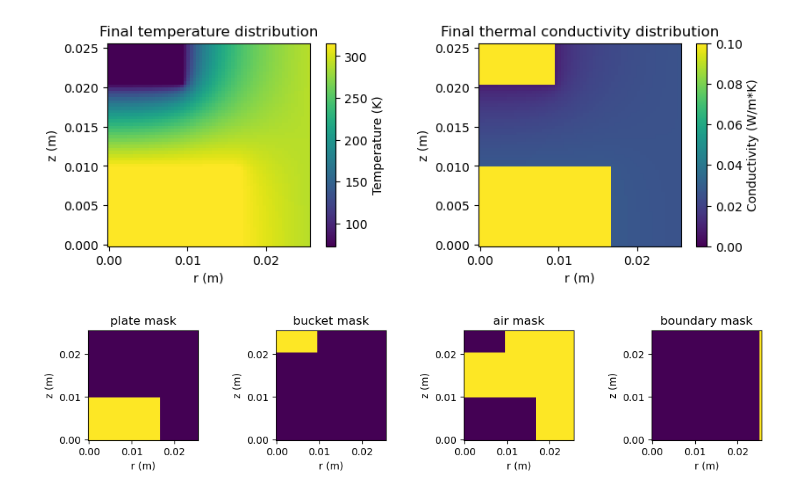
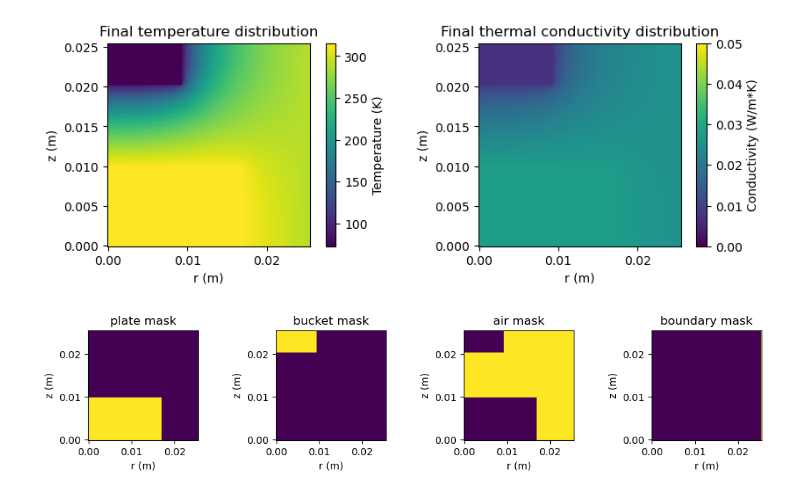
Before and after one commit to ChinlabLevitation/Levitation, a Jupyter notebook: 2024_simulation_temp_force.ipynb, the cells around one changed output. Saved outputs shown, nothing was run; the diff lists cells and outputs as text; code cells hidden in the pictures.

```diff
--- a/2024_simulation_temp_force.ipynb
+++ b/2024_simulation_temp_force.ipynb
@@ -34,8 +34,8 @@ simulation_radius = 1 # radius of the simulation
 simulation_height = 1 # height of the simulation
 
 # define the number of grid points
-Nr = 64 # number of grid points in the radial direction
-Nz = 64 # number of grid points in the axial direction
+Nr = 128 # number of grid points in the radial direction
+Nz = 128 # number of grid points in the axial direction
 
 
 ## no need to change anything below this line ##
@@ -83,77 +83,65 @@ k[bucket_mask] = ksteel
 k[air_mask] = kair(T[air_mask])
 
 # initialize various variables
-kradd = np.zeros((Nr, Nz))
-krsub = np.zeros((Nr, Nz))
-kzadd = np.zeros((Nr, Nz))
-kzsub = np.zeros((Nr, Nz))
-krzsum = np.zeros((Nr, Nz))
+dradd = np.zeros((Nr, Nz))
+drsub = np.zeros((Nr, Nz))
+dzadd = np.zeros((Nr, Nz))
+dzsub = np.zeros((Nr, Nz))
 
 # define the number of iterations to perform
 iterations = 10000 # number of iterations to perform
-dt = 1e-4 # time step in seconds
-
 
 # start the simulation
 for t in tqdm(range(iterations)):
 
     # apply boundary conditions
     T[boundary_mask] = boundary_temp
     T[plate_mask] = plate_temp
     T[bucket_mask] = bucket_temp
 
-    # # compute thermal conductivity
-    k[air_mask] = kair(T[air_mask])
+    # compute thermal conductivity
+    k = kair(T)
 
-    # compute r terms on the z axis
-    kradd[0, :] = 8 * k[1, :] / (k[0, :] + k[1, :])
-    krsub[0, :] = 0
+    # compute terms in the bulk
+    dradd = k / (dr**2)
+    dzadd = k / (dz**2)
+    drsub[1:-1, :] = k[1:-1, :] / (2 * dr * R[1:-1, :]) + (k[2:, :] - k[:-2, :]) / (2 * dr)**2
+    dzsub[:, 1:-1] = (k[:, 2:] - k[:, :-2]) / (2 * dz)**2
 
-    # compute r terms off the z axis
-    kradd[1:, :] = 2 * (1 + 1 / (2 * Rpix[1:, :])) * np.roll(k[1:, :], -1, axis=0) / (k[1:, :] + np.roll(k[1:, :], -1, axis=0))
-    krsub[1:, :] = 2 * (1 - 1 / (2 * Rpix[1:, :])) * np.roll(k[1:, :], 1, axis=0) / (k[1:, :] + np.roll(k[1:, :], 1, axis=0))
+    # compute terms at the boundaries
+    drsub[0, :] = k[0, :] / (dr**2)
+    drsub[-1, :] = - k[-1, :] / (dr**2)
+    dzsub[:, 0] = k[:, 0] / (dz**2)
+    dzsub[:, -1] = - k[:, -1] / (dz**2)
 
-    # compute z terms
-    kzadd = 2 * np.roll(k, -1, axis=1) / (k + np.roll(k, -1, axis=1))
-    kzsub = 2 * np.roll(k, 1, axis=1) / (k + np.roll(k, 1, axis=1))
-
-    # prevent diffusion across the vertical boundary
-    kzadd[:, -1] = 0
-    kzsub[:, 0] = 0
-
-    # compute the sum of the terms and normalize
-    krzsum = kradd + krsub + kzadd + kzsub
-    kradd /= krzsum
-    krsub /= krzsum
-    kzadd /= krzsum
-    kzsub /= krzsum
-
-    # compute the temperature change
-    T = kradd * np.roll(T,-1,axis=0) + krsub * np.roll(T,1,axis=0) + kzadd * np.roll(T,-1,axis=1) + kzsub * np.roll(T,1,axis=1)
+    # compute update
+    T = (np.roll(T, -1, 0) * (dradd + drsub) + np.roll(T, 1, 0) * (dradd - drsub)
+         + np.roll(T, -1, 1) * (dzadd + dzsub) + np.roll(T, 1, 1) * (dzadd - dzsub))
+    T = T / (2 * k * (1/dr**2 + 1/dz**2))
 
 
-# apply boundary conditions
+# # apply boundary conditions
 T[boundary_mask] = boundary_temp
 T[plate_mask] = plate_temp
 T[bucket_mask] = bucket_temp
 
 # plot the final temperature distribution
 plt.figure(figsize=(10, 3))
 plt.subplot(1, 2, 1, aspect='equal')
-plt.pcolormesh(r, z, np.transpose(T), vmin=bucket_temp, vmax=plate_temp)
+plt.pcolormesh(r, z, np.transpose(T))#, vmin=bucket_temp, vmax=plate_temp)
 plt.xlabel('r (m)')
 plt.ylabel('z (m)')
 plt.colorbar(label='Temperature (K)')
 plt.title('Final temperature distribution')
 plt.subplot(1, 2, 2, aspect='equal')
-plt.pcolormesh(r, z, np.transpose(k), vmin=0, vmax=0.1)
+plt.pcolormesh(r, z, np.transpose(k), vmin=0, vmax=0.05)
 plt.xlabel('r (m)')
 plt.ylabel('z (m)')
 plt.colorbar(label='Conductivity (W/m*K)')
 plt.title('Final thermal conductivity distribution')
 plt.show()
 # %% [output]
-[figure, old version]
+[figure, new version]
 # %%
 # check that our masks look right
 plt.figure(figsize=(13, 2))
```
Also changed, not shown: parts of 2 cells of this notebook.
